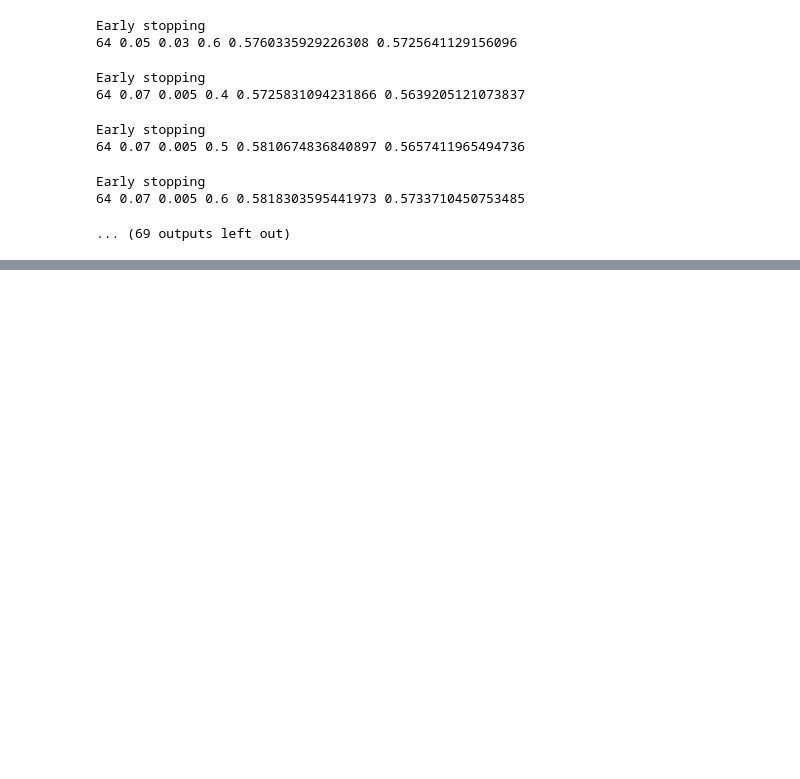
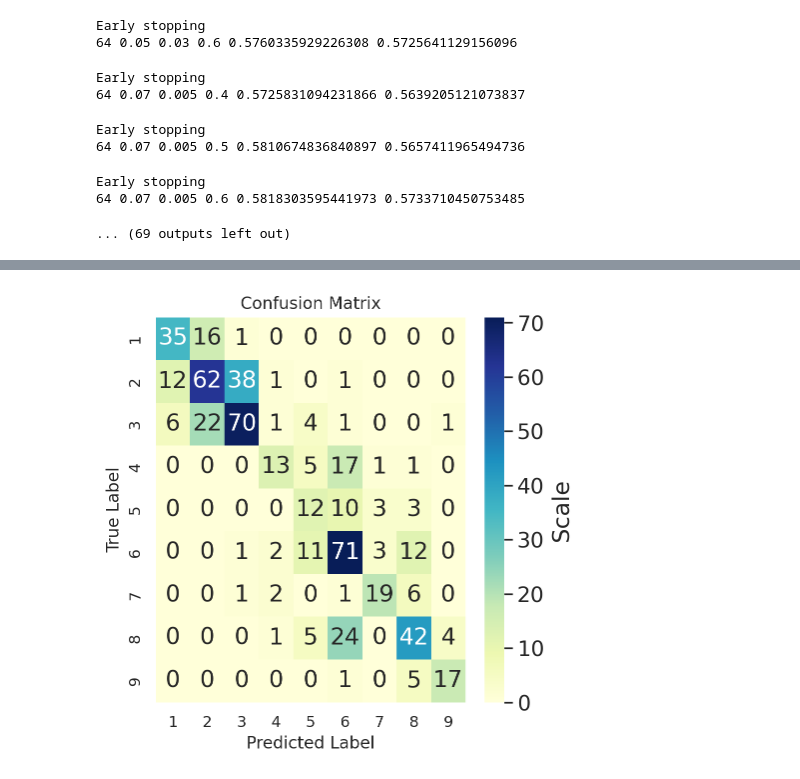
Before and after one commit to yohanesnuwara/MLGeo, a Jupyter notebook: KAN/KAN_Lithology_Classification.ipynb, the cells around one changed output, grey strips where cells are left out. Saved outputs shown, nothing was run; the diff lists cells and outputs as text; code cells hidden in the pictures; blank space fills up the shorter version.

```diff
--- a/KAN/KAN_Lithology_Classification.ipynb
+++ b/KAN/KAN_Lithology_Classification.ipynb
@@ -405,0 +431,6 @@ weighted avg       0.60      0.60      0.60       564
+# %%
+from sklearn.metrics import confusion_matrix
+
+cm = confusion_matrix(y_test, y_test_pred)
+
+cm
@@ -405,0 +447,32 @@ weighted avg       0.60      0.60      0.60       564
+# %%
+import seaborn
+import matplotlib.pyplot as plt
+
+
+def plot_confusion_matrix(data, labels, output_filename):
+
+    seaborn.set(color_codes=True)
+    plt.figure(1, figsize=(9, 6))
+
+    plt.title("Confusion Matrix")
+
+    seaborn.set(font_scale=1.4)
+    ax = seaborn.heatmap(data, annot=True, cmap="YlGnBu", cbar_kws={'label': 'Scale'})
+
+    ax.set_xticklabels(labels)
+    ax.set_yticklabels(labels)
+
+    ax.set(ylabel="True Label", xlabel="Predicted Label")
+
+    plt.savefig(output_filename, bbox_inches='tight', dpi=300)
+    plt.show()
+
+
+# define labels
+labels = np.arange(1,10,1)
+
+# create confusion matrix
+plt.figure(figsize=(5,5))
+plot_confusion_matrix(cm, labels, "confusion_matrix.png")
+# %% [output]
+[figure, added]
```
Also changed, not shown: parts of 9 cells of this notebook.
